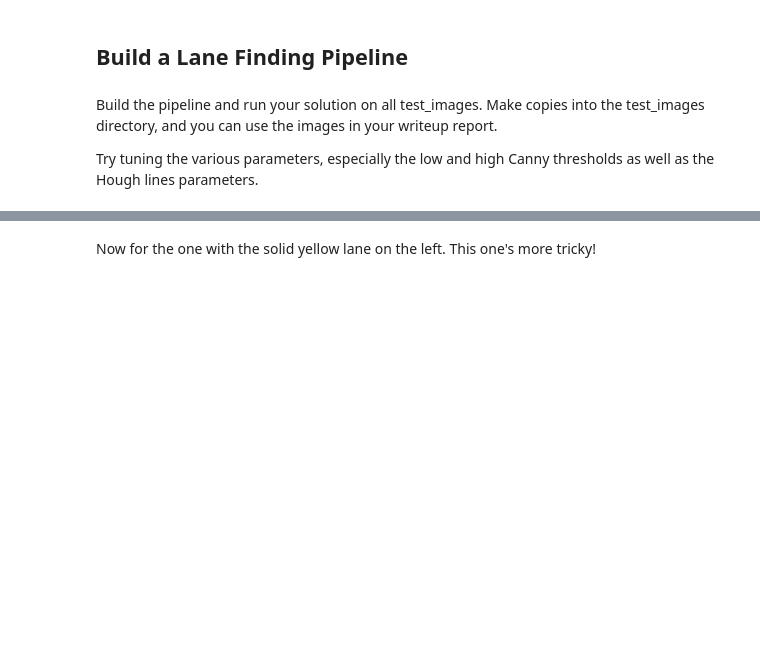
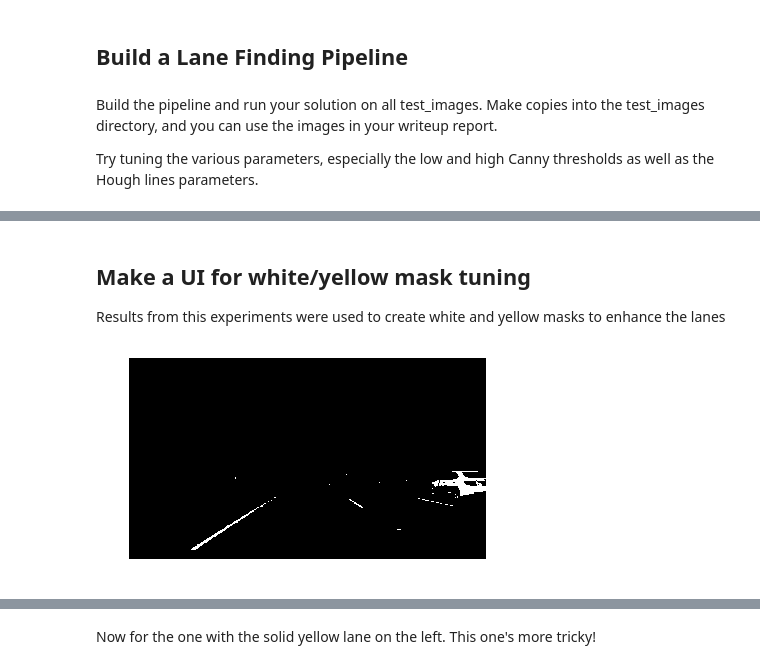
Before and after one commit to lpadukana/CarND-LaneLines-P1, a Jupyter notebook: P1.ipynb, the cells around one changed output, grey strips where cells are left out. Drawn from its saved outputs; the diff is of its cells as text; code cells hidden in the pictures; blank space fills up the shorter version.

```diff
--- a/P1.ipynb
+++ b/P1.ipynb
@@ -55,7 +38,0 @@ from ipywidgets import interact
-# %%
-#reading in an image
-image = mpimg.imread('test_images/extra.mp4-6.0.jpg')
-
-#printing out some stats and plotting
-print('This image is:', type(image), 'with dimesions:', image.shape)
-plt.imshow(image)
@@ -455,8 +38,0 @@ plt.imshow(i)
-# %%
-@interact(h1=(0, 255, 10), h2=(0, 255, 10), s1=(0, 255, 10), s2=(0, 255, 10), v1=(0, 255, 10), v2=(0, 255, 10))
-def adjust_rgb(h1=0, h2=255, s1=0, s2=255, v1=220, v2=255):
-    hsv = cv2.cvtColor(image, cv2.COLOR_RGB2HSV)
-    mask = cv2.inRange(hsv, (h1, s1, v1), (h2, s2, v2))
-    mask = cv2.GaussianBlur(mask, (5, 5), 0)
-    plt.figure(figsize=(5, 5))
-    plt.imshow(mask, cmap='gray')
@@ -858,0 +495,12 @@ def detect(img, kernel_size=9, canny_low=30, canny_ratio=3,
+# %% [markdown]
+## Make a UI for white/yellow mask tuning
+
+Results from this experiments were used to create white and yellow masks to enhance the lanes
+# %%
+test_frame = Frame.load("test_images/extra.mp4-5.5.jpg")
+
+@interact(h1=(0, 255, 10), h2=(0, 255, 10), s1=(0, 255, 10), s2=(0, 255, 10), v1=(0, 255, 10), v2=(0, 255, 10))
+def adjust_rgb(h1=0, h2=255, s1=0, s2=255, v1=220, v2=255):
+    test_frame.hsv_range_mask([[(h1, s1, v1), (h2, s2, v2)]]).show(6)
+# %% [output]
+[figure, added]
```
Also changed, not shown: parts of 61 cells of this notebook.
